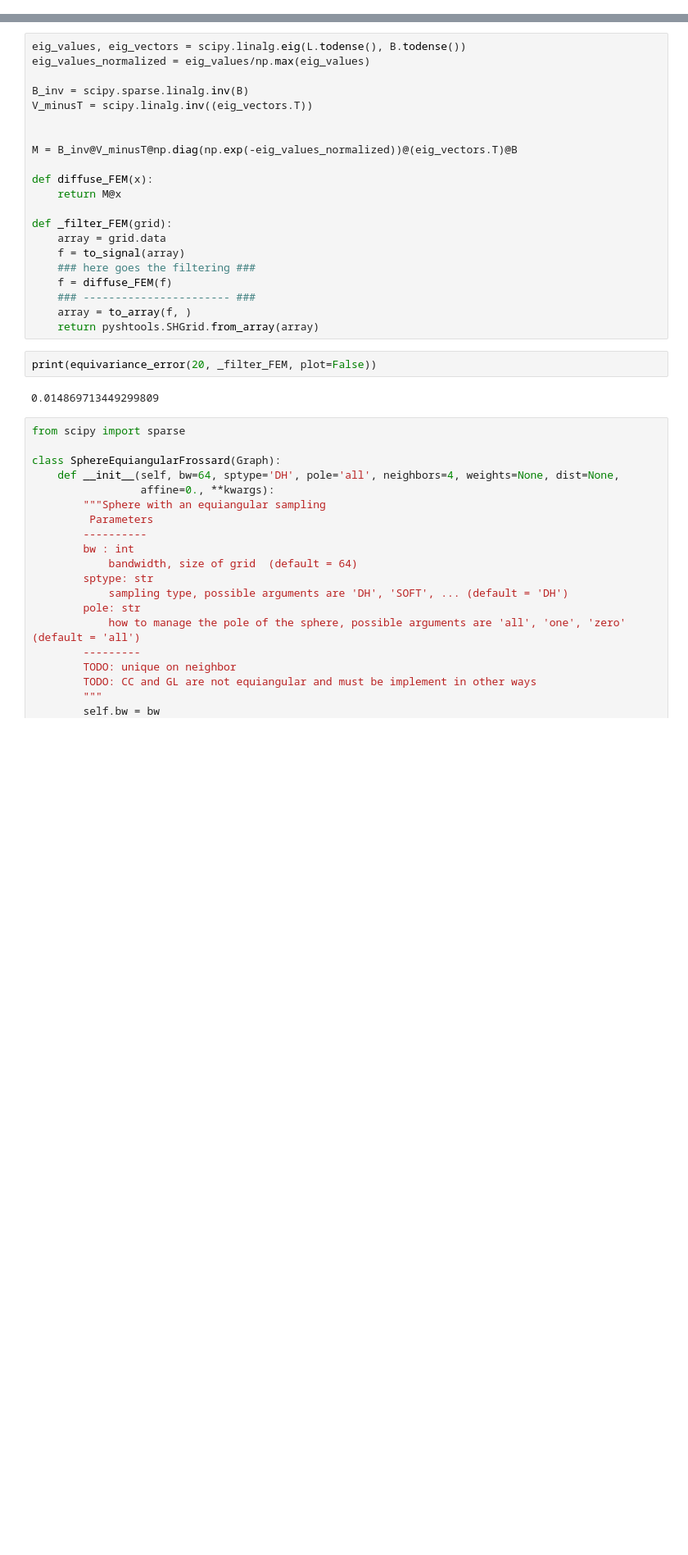
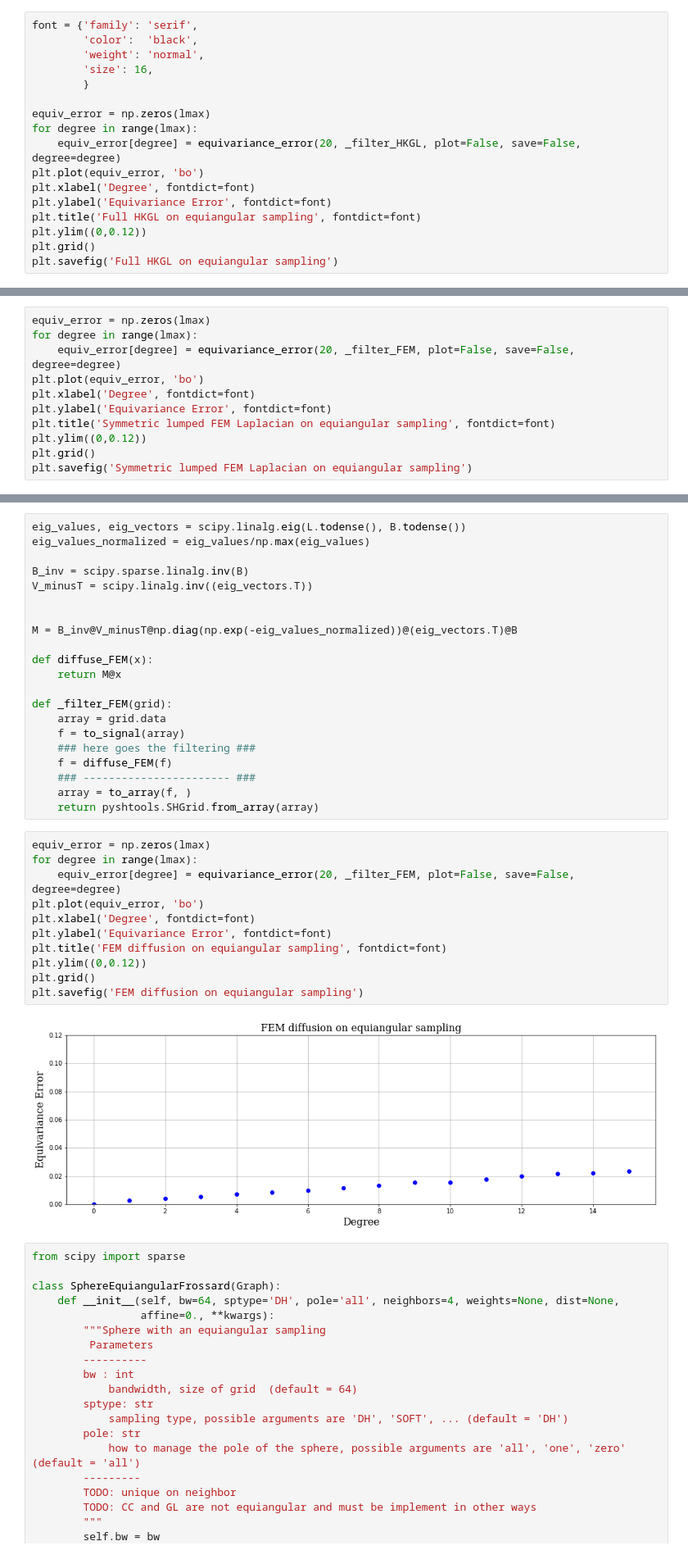
Before and after one commit to MartMilani/PDM, a Jupyter notebook: codes/06.Equivariance_error/equiangular_equivariance_error.ipynb, the cells around one changed output, grey strips where cells are left out. Shown at 82% size. Cells and saved outputs as stored; diff of their text form; blank space fills up the shorter version.

```diff
--- a/codes/06.Equivariance_error/equiangular_equivariance_error.ipynb
+++ b/codes/06.Equivariance_error/equiangular_equivariance_error.ipynb
@@ -218,0 +209,17 @@ print(equivariance_error(1, _filter_HKGL, plot=True, save=True))
+# %%
+font = {'family': 'serif',
+        'color':  'black',
+        'weight': 'normal',
+        'size': 16,
+        }
+
+equiv_error = np.zeros(lmax)
+for degree in range(lmax):
+    equiv_error[degree] = equivariance_error(20, _filter_HKGL, plot=False, save=False, degree=degree)
+plt.plot(equiv_error, 'bo')
+plt.xlabel('Degree', fontdict=font)
+plt.ylabel('Equivariance Error', fontdict=font)
+plt.title('Full HKGL on equiangular sampling', fontdict=font)
+plt.ylim((0,0.12))
+plt.grid()
+plt.savefig('Full HKGL on equiangular sampling')
@@ -265,0 +260,11 @@ print(equivariance_error(1, _filter_FEM, plot=True, save=True))
+# %%
+equiv_error = np.zeros(lmax)
+for degree in range(lmax):
+    equiv_error[degree] = equivariance_error(20, _filter_FEM, plot=False, save=False, degree=degree)
+plt.plot(equiv_error, 'bo')
+plt.xlabel('Degree', fontdict=font)
+plt.ylabel('Equivariance Error', fontdict=font)
+plt.title('Symmetric lumped FEM Laplacian on equiangular sampling', fontdict=font)
+plt.ylim((0,0.12))
+plt.grid()
+plt.savefig('Symmetric lumped FEM Laplacian on equiangular sampling')
@@ -284,10 +291,19 @@ def _filter_FEM(grid):
     ### ----------------------- ###
     array = to_array(f, )
     return pyshtools.SHGrid.from_array(array)
-# %%
-print(equivariance_error(20, _filter_FEM, plot=False))
-# %% [output]
-0.014869713449299809
+# %%
+equiv_error = np.zeros(lmax)
+for degree in range(lmax):
+    equiv_error[degree] = equivariance_error(20, _filter_FEM, plot=False, save=False, degree=degree)
+plt.plot(equiv_error, 'bo')
+plt.xlabel('Degree', fontdict=font)
+plt.ylabel('Equivariance Error', fontdict=font)
+plt.title('FEM diffusion on equiangular sampling', fontdict=font)
+plt.ylim((0,0.12))
+plt.grid()
+plt.savefig('FEM diffusion on equiangular sampling')
+# %% [output]
+[figure, added]
 # %%
 from scipy import sparse
 
```
Also changed, not shown: parts of 8 cells of this notebook, 10 other files.
